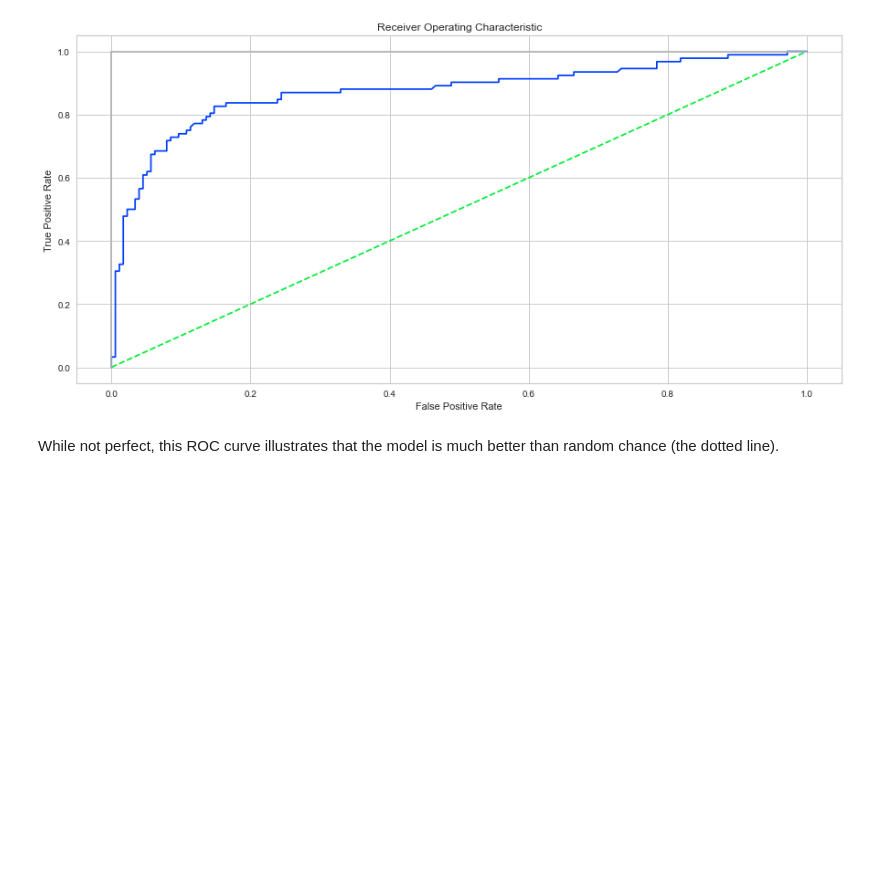
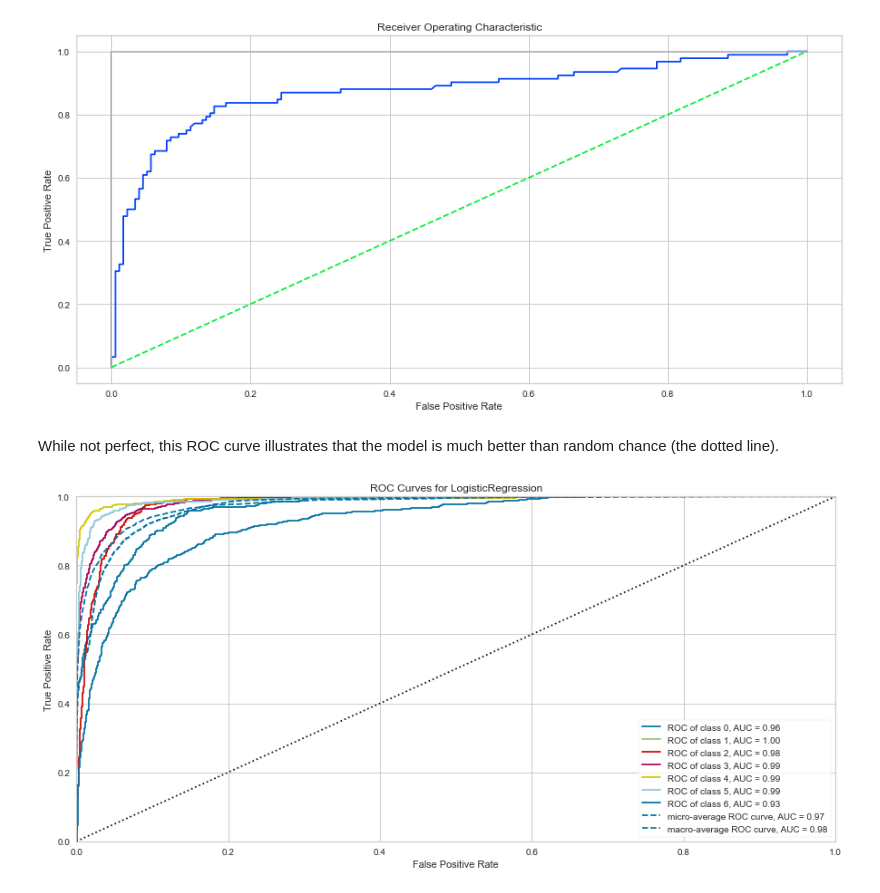
Before and after one commit to ScottBreitbach/DSC550, a Jupyter notebook: Week8/BreitbachScott_DSC550_Week8.ipynb, the cells around one changed output. Drawn from its saved outputs; the diff is of its cells as text; code cells hidden in the pictures; blank space fills up the shorter version.

```diff
--- a/Week8/BreitbachScott_DSC550_Week8.ipynb
+++ b/Week8/BreitbachScott_DSC550_Week8.ipynb
@@ -683,3 +683,21 @@ plt.show()
 [figure]
 # %% [markdown]
 While not perfect, this ROC curve illustrates that the model is much better than random chance (the dotted line).
+# %%
+## ROC and AUC
+
+# Instantiate the classification model
+model = LogisticRegression(solver='liblinear')
+
+# Encode 'Survived' and 'Not_survived'
+y_train = y_train.astype('category').cat.codes
+y_val = y_val.astype('category').cat.codes
+
+# Instantiate the visualizer
+visualizer = ROCAUC(model) # classes=['Not_survived', 'Survived']
+
+visualizer.fit(X_train, y_train)  # Fit the training data to the visualizer
+visualizer.score(X_val, y_val)  # Evaluate the model on the test data
+g = visualizer.poof()
+# %% [output]
+[figure, added]
```
Also changed, not shown: parts of 3 cells of this notebook, 1 other file.
